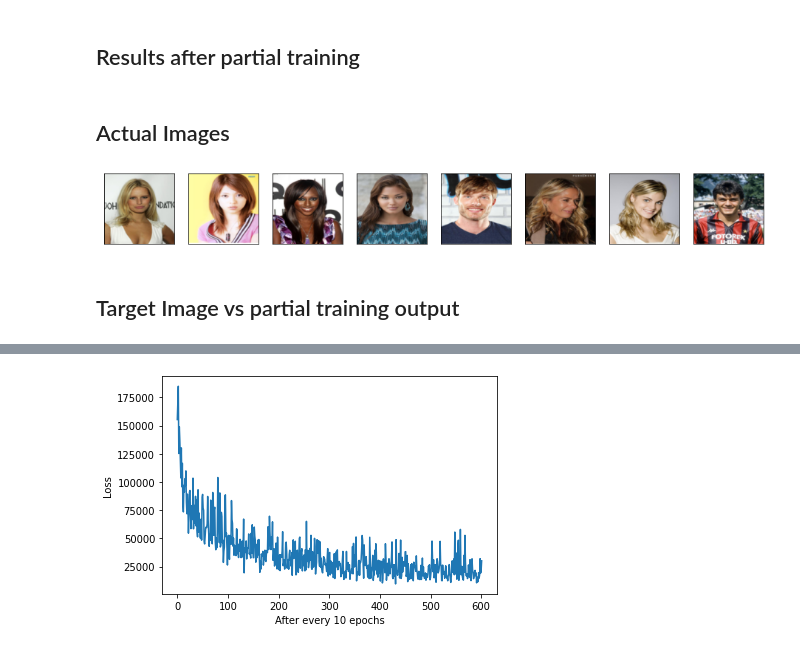
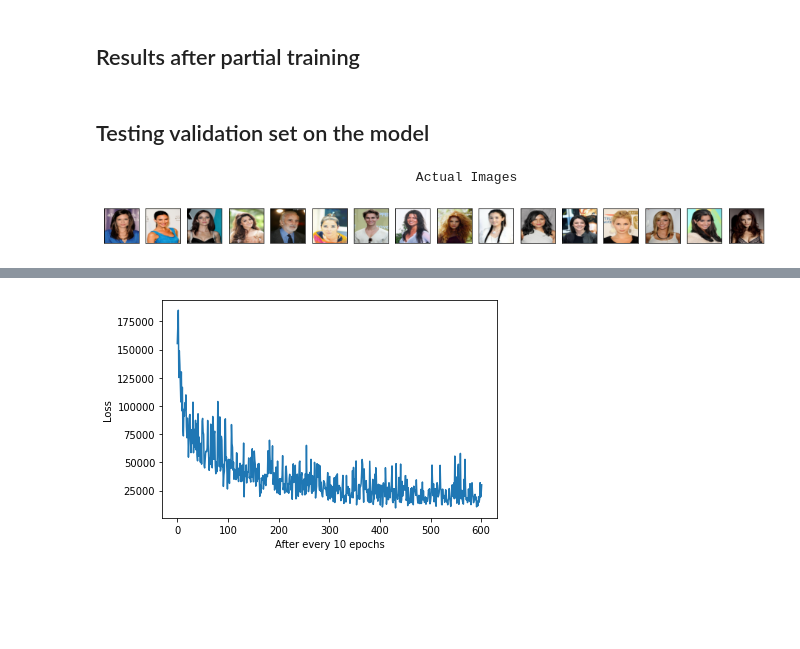
Before and after one commit to sanketsans/Image-Matting-U-Net, a Jupyter notebook: ImageMatting.ipynb, the cells around one changed output, grey strips where cells are left out. Drawn from its saved outputs; the diff is of its cells as text; code cells hidden in the pictures; blank space fills up the shorter version.

Commit message:
Final(yeah, sure!) results

```diff
--- a/ImageMatting.ipynb
+++ b/ImageMatting.ipynb
@@ -166,5 +171,5 @@ test_sampler = SubsetRandomSampler(test_indices)
 # %%
 BATCH_SIZE = 8
 trainLoader = torch.utils.data.DataLoader(dataset, batch_size=BATCH_SIZE, sampler=train_sampler)
-valLoader = torch.utils.data.DataLoader(dataset, batch_size=BATCH_SIZE, sampler=valid_sampler)
-testLoader = torch.utils.data.DataLoader(dataset, batch_size=BATCH_SIZE, sampler=test_sampler)
+valLoader = torch.utils.data.DataLoader(dataset, batch_size=16, sampler=valid_sampler)
+testLoader = torch.utils.data.DataLoader(dataset, batch_size=16, sampler=test_sampler)
@@ -307,15 +331,8 @@ G = G.to(device)
 # %%
-def view_results(epoch, fmg, index=1):
-  fig, axes = plt.subplots(figsize=(16,4), nrows=1, ncols=8, sharey=True, sharex=True)
-  for ax, fimg in zip(axes.flatten(), fmg):
-    # img = img.detach().cpu().numpy()
-    # img = np.transpose(img, (1, 2, 0))
-    # img = ((img +1)*255 / (2)).astype(np.uint8) # rescale to pixel range (0-255)
-    # # print(min(img), max(img))
-    # ax.xaxis.set_visible(False)
-    # ax.yaxis.set_visible(False)
-    # im = ax.imshow(img.reshape((256,256,4)))
+def view_results(fimg, num_img=8, index=1):
 
+  fig, axes = plt.subplots(figsize=(16,10), nrows=1, ncols=num_img, sharey=True, sharex=True)
+  for ax, fimg in zip(axes.flatten(), fimg):
     fimg = fimg.detach().cpu().numpy()
     fimg = np.transpose(fimg, (1, 2, 0))
     fimg = ((fimg +1)*255 / (2)).astype(np.uint8) # rescale to pixel range (0-255)
@@ -327,14 +344,15 @@ def view_results(epoch, fmg, index=1):
   plt.show()
 # %% [markdown]
 ## Results after partial training
-# %% [markdown]
-## Actual Images
+# %% [markdown]
+## Testing validation set on the model
 # %%
+a = iter(valLoader)
 f, t = next(a)
 f = f.to(device)
 f = scale(f)
-view_results(0, f, 0)
+print("\t\t\t\t\t Actual Images \t\t\t\t \t")
+view_results(f, num_img=16, index=0)
 # %% [output]
+                                         Actual Images
-[figure, old version]
+[figure, new version]
-# %% [markdown]
-## Target Image vs partial training output
```
Also changed, not shown: parts of 12 cells of this notebook.
